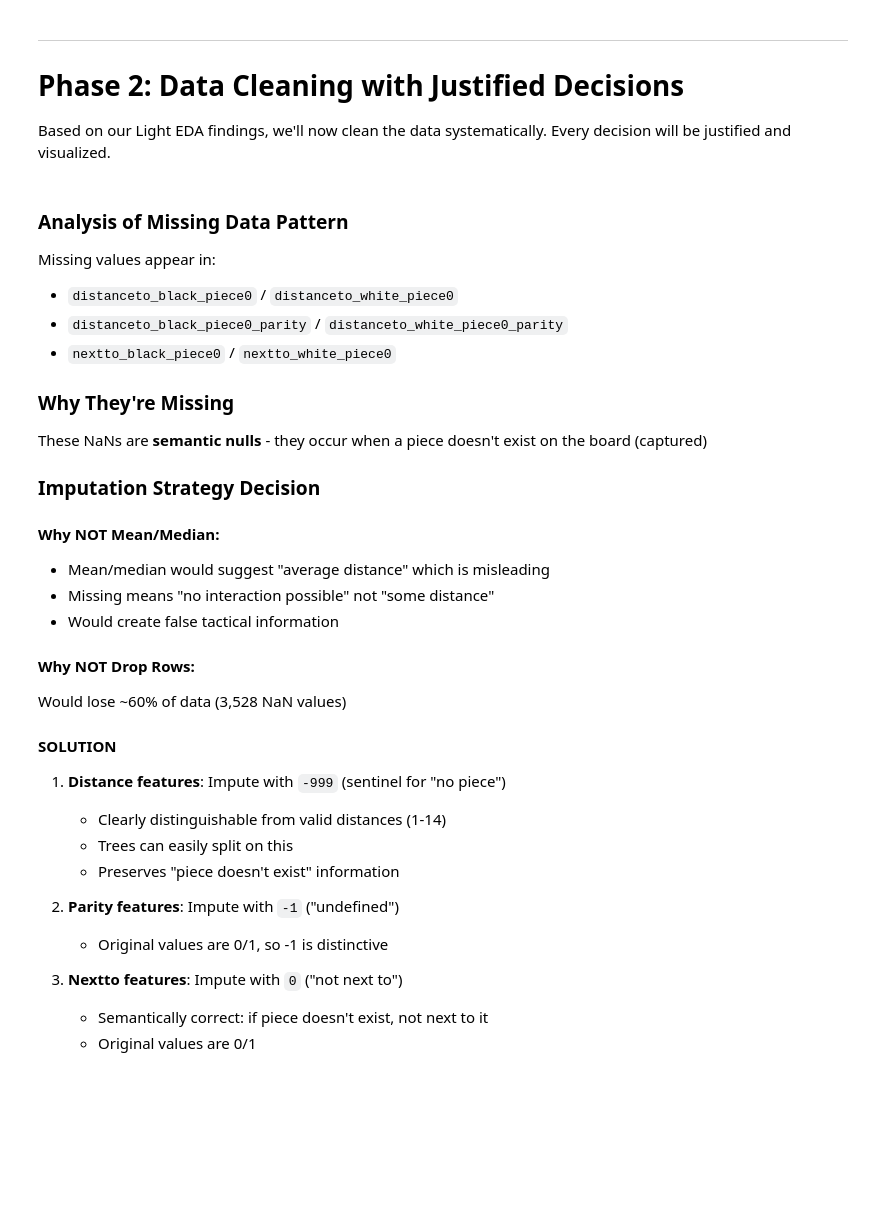
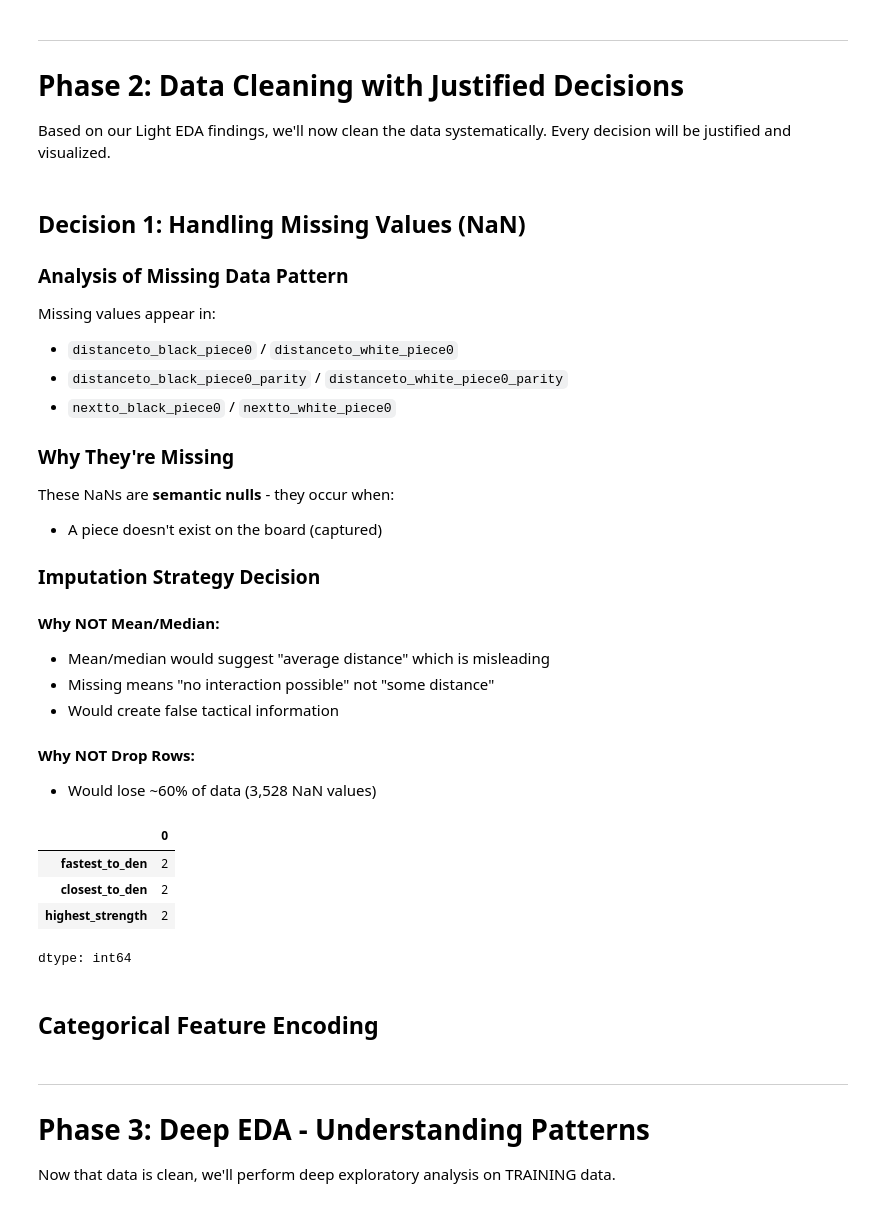
Before and after one commit to Belaleatsbanana/ml2, a Jupyter notebook: bell/rat_elephant.ipynb, the cells around one changed output. Drawn from its saved outputs; the diff is of its cells as text; code cells hidden in the pictures; blank space fills up the shorter version.

```diff
--- a/bell/rat_elephant.ipynb
+++ b/bell/rat_elephant.ipynb
@@ -807,6 +630,8 @@ Now that we understand the data issues, we'll proceed with **justified cleaning
 Based on our Light EDA findings, we'll now clean the data systematically.
 Every decision will be justified and visualized.
 # %% [markdown]
+## Decision 1: Handling Missing Values (NaN)
+
 ### Analysis of Missing Data Pattern
 Missing values appear in:
 - `distanceto_black_piece0` / `distanceto_white_piece0`
@@ -814,27 +639,15 @@ Missing values appear in:
 - `nextto_black_piece0` / `nextto_white_piece0`
 
 ### Why They're Missing
-These NaNs are **semantic nulls** - they occur when a
-piece doesn't exist on the board (captured)
+These NaNs are **semantic nulls** - they occur when:
+- A piece doesn't exist on the board (captured)
 
 ### Imputation Strategy Decision
+
 #### Why NOT Mean/Median:
 - Mean/median would suggest "average distance" which is misleading
 - Missing means "no interaction possible" not "some distance"
 - Would create false tactical information
 
 #### Why NOT Drop Rows:
-Would lose ~60% of data (3,528 NaN values)
-
-#### SOLUTION
-1. **Distance features**: Impute with `-999` (sentinel for "no piece")
-   - Clearly distinguishable from valid distances (1-14)
-   - Trees can easily split on this
-   - Preserves "piece doesn't exist" information
-
-2. **Parity features**: Impute with `-1` ("undefined")
-   - Original values are 0/1, so -1 is distinctive
-
-3. **Nextto features**: Impute with `0` ("not next to")
-   - Semantically correct: if piece doesn't exist, not next to it
-   - Original values are 0/1
+- Would lose ~60% of data (3,528 NaN values)
@@ -840,0 +697,10 @@ Would lose ~60% of data (3,528 NaN values)
+# %%
+jungle_dataset[['fastest_to_den', 'closest_to_den','highest_strength']].nunique()
+# %% [output]
+|  | 0 |
+| fastest_to_den | 2 |
+| closest_to_den | 2 |
+| highest_strength | 2 |
+dtype: int64
+# %% [markdown]
+## Categorical Feature Encoding
@@ -840,0 +728,5 @@ Would lose ~60% of data (3,528 NaN values)
+# %% [markdown]
+---
+# Phase 3: Deep EDA - Understanding Patterns
+
+Now that data is clean, we'll perform deep exploratory analysis on TRAINING data.
```
Also changed, not shown: parts of 33 cells of this notebook.
